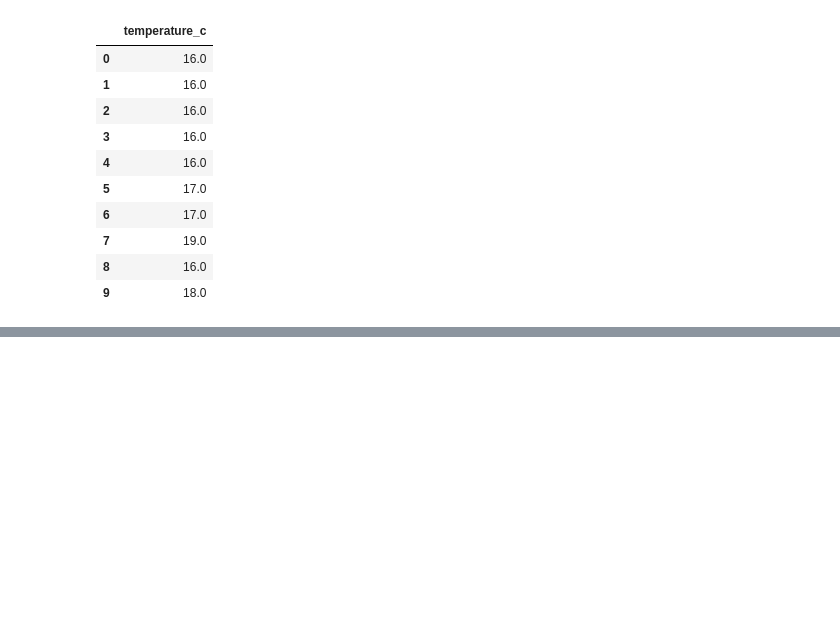
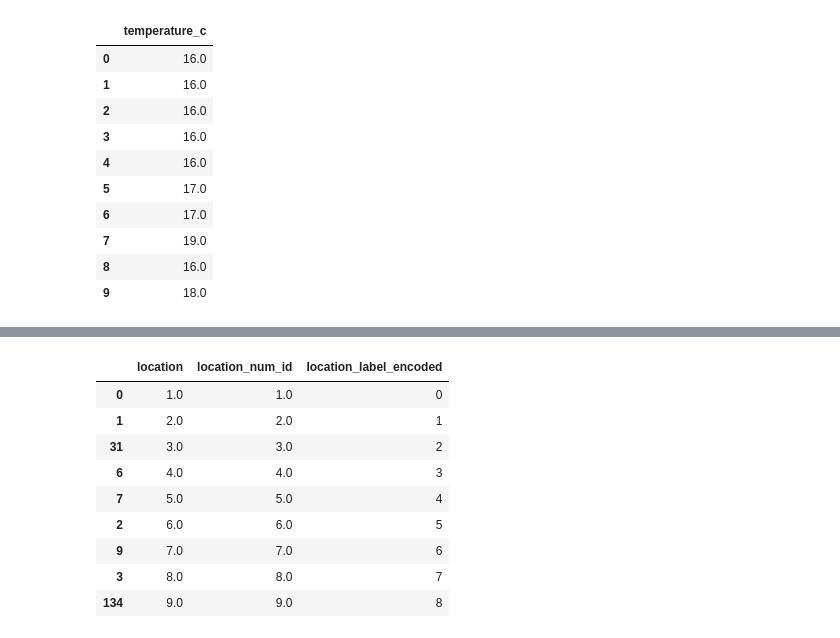
Before and after one commit to irfanefedonmez/ml-campus_data_project-colab, a Jupyter notebook: project1.ipynb, the cells around one changed output, grey strips where cells are left out. Saved outputs shown, nothing was run; the diff lists cells and outputs as text; code cells hidden in the pictures; blank space fills up the shorter version.

```diff
--- a/project1.ipynb
+++ b/project1.ipynb
@@ -104,0 +136,17 @@ New dataset shape: (135, 23)
+# %%
+# 1. Update the numeric ID of L10 (OtherOffCampus) to be 9 instead of 10 as requested
+df['location_num_id'] = df['location_num_id'].replace(10.0, 9.0)
+
+# 2. Let's explicitly show the original location alongside the new numeric representations
+display(df[['location', 'location_num_id', 'location_label_encoded']].drop_duplicates().sort_values('location_num_id'))
+# %% [output]
+|  | location | location_num_id | location_label_encoded |
+| 0 | 1.0 | 1.0 | 0 |
+| 1 | 2.0 | 2.0 | 1 |
+| 31 | 3.0 | 3.0 | 2 |
+| 6 | 4.0 | 4.0 | 3 |
+| 7 | 5.0 | 5.0 | 4 |
+| 2 | 6.0 | 6.0 | 5 |
+| 9 | 7.0 | 7.0 | 6 |
+| 3 | 8.0 | 8.0 | 7 |
+| 134 | 9.0 | 9.0 | 8 |
```
Also changed, not shown: parts of 8 cells of this notebook.
